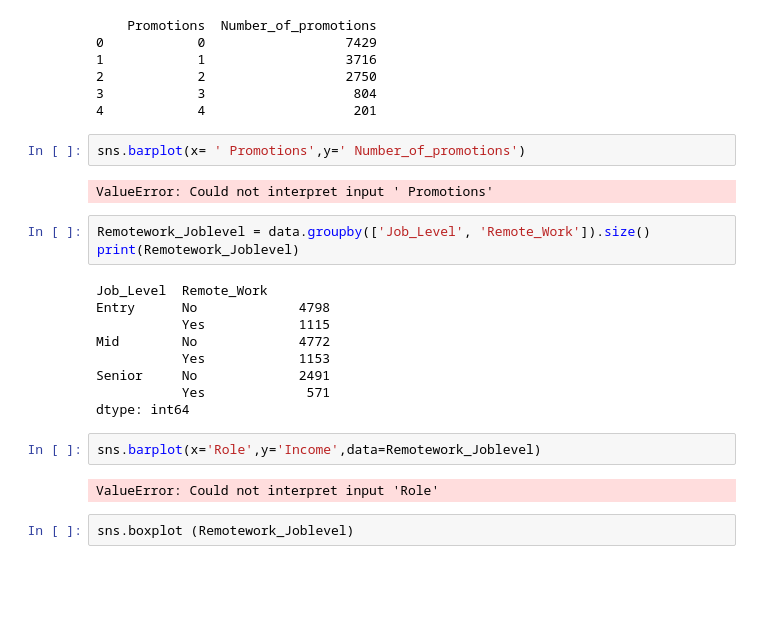
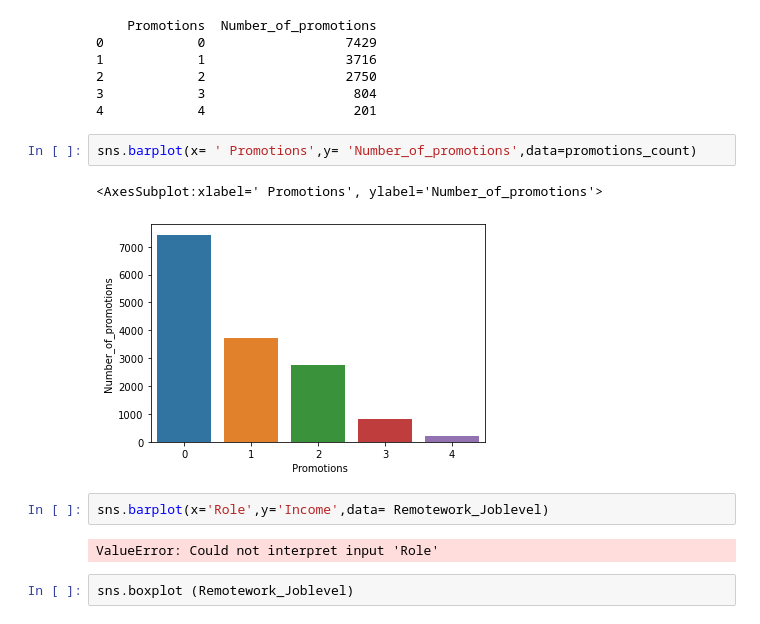
Before and after one commit to dikshya98/Python-01, a Jupyter notebook: Employee_Attrition_Analysis.ipynb, the cells around one changed output. Cells and saved outputs as stored; diff of their text form; blank space fills up the shorter version.

```diff
--- a/Employee_Attrition_Analysis.ipynb
+++ b/Employee_Attrition_Analysis.ipynb
@@ -188,23 +212,12 @@ print (promotions_count)
 3            3                   804
 4            4                   201
 # %%
-sns.barplot(x= ' Promotions',y=' Number_of_promotions')
+sns.barplot(x= ' Promotions',y= 'Number_of_promotions',data=promotions_count)
 # %% [output]
-ValueError: Could not interpret input ' Promotions'
+<AxesSubplot:xlabel=' Promotions', ylabel='Number_of_promotions'>
+[figure, added]
-# %%
-Remotework_Joblevel = data.groupby(['Job_Level', 'Remote_Work']).size()
-print(Remotework_Joblevel)
-# %% [output]
-Job_Level  Remote_Work
-Entry      No             4798
-           Yes            1115
-Mid        No             4772
-           Yes            1153
-Senior     No             2491
-           Yes             571
-dtype: int64
 # %%
-sns.barplot(x='Role',y='Income',data=Remotework_Joblevel)
+sns.barplot(x='Role',y='Income',data= Remotework_Joblevel)
 # %% [output]
 ValueError: Could not interpret input 'Role'
 # %%
```
Also changed, not shown: parts of 19 cells of this notebook.
